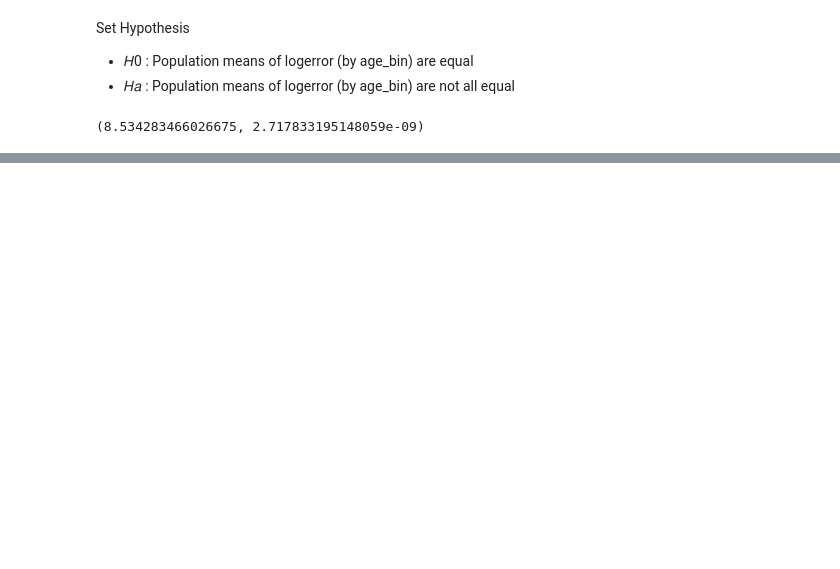
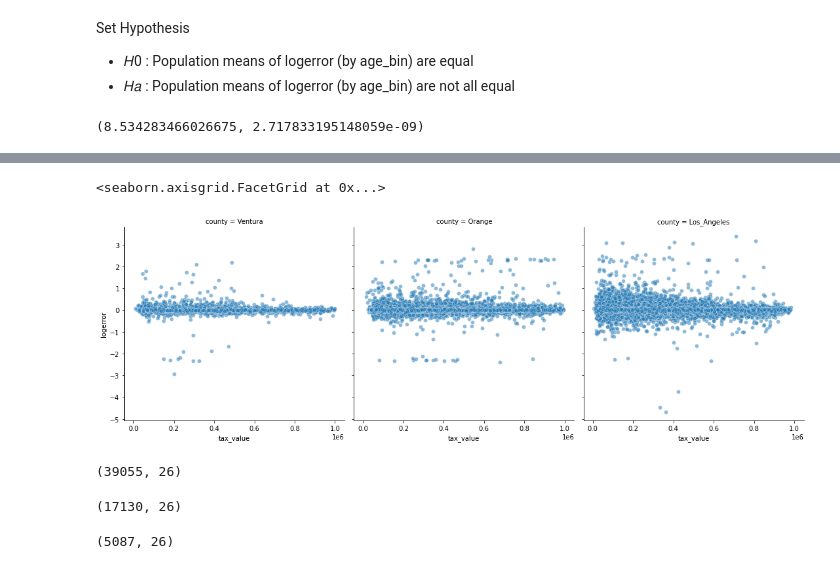
Before and after one commit to brianclements03/clustering, a Jupyter notebook: explore_zillow.ipynb, the cells around one changed output, grey strips where cells are left out. Saved outputs shown, nothing was run; the diff lists cells and outputs as text; code cells hidden in the pictures; blank space fills up the shorter version.

```diff
--- a/explore_zillow.ipynb
+++ b/explore_zillow.ipynb
@@ -264,0 +292,17 @@ We reject H_O
+# %%
+sns.relplot(x=df.tax_value, y=df.logerror, data=df, col='county', alpha=.5)
+# %% [output]
+<seaborn.axisgrid.FacetGrid at 0x...>
+[figure, added]
+# %%
+df[df.county=='Los_Angeles'].shape
+# %% [output]
+(39055, 26)
+# %%
+df[df.county=='Orange'].shape
+# %% [output]
+(17130, 26)
+# %%
+df[df.county=='Ventura'].shape
+# %% [output]
+(5087, 26)
```
Also changed, not shown: parts of 27 cells of this notebook, 2 other files.
